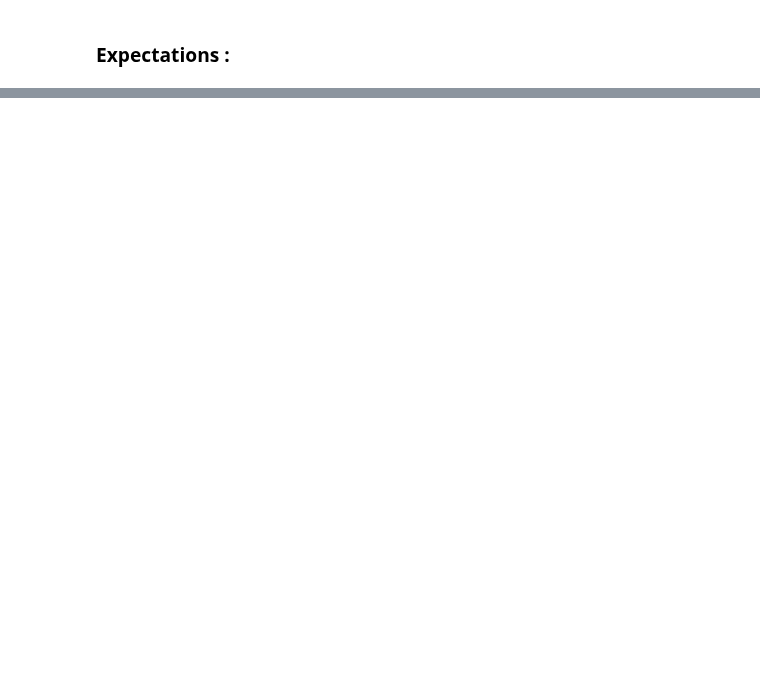
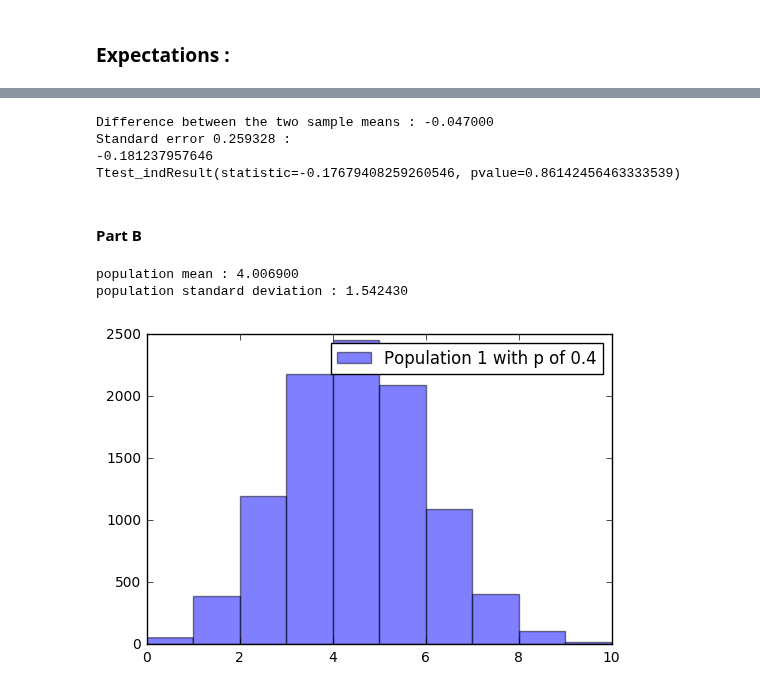
Before and after one commit to 315iah515/Thinkful-Notebooks, a Jupyter notebook: Prep/DRILL_ExploringtheCentralLimitTheorem.ipynb, the cells around one changed output, grey strips where cells are left out. Drawn from its saved outputs; the diff is of its cells as text; code cells hidden in the pictures; blank space fills up the shorter version.

```diff
--- a/Prep/DRILL_ExploringtheCentralLimitTheorem.ipynb
+++ b/Prep/DRILL_ExploringtheCentralLimitTheorem.ipynb
@@ -66,0 +106,30 @@ Binomial population value p changed from .2 to 0.3, then take new samples and co
+# %%
+diff = sample2.mean() - sample1.mean()
+print('Difference between the two sample means : %f ' % diff)
+size = np.array([len(sample1), len(sample2)])
+sd = np.array([sample1.std(), sample2.std()])
+
+se = sum(sd ** 2 / size) ** 0.5
+print('Standard error %f :' % se)
+print(diff/se)
+print(ttest_ind(sample2, sample1, equal_var=False))
+# %% [output]
+Difference between the two sample means : -0.047000
+Standard error 0.259328 :
+-0.181237957646
+Ttest_indResult(statistic=-0.17679408259260546, pvalue=0.86142456463333539)
+# %% [markdown]
+#### Part B
+# %%
+pop1 = np.random.binomial(10, 0.4, 10000)
+mean = np.mean(pop1)
+sd = np.std(pop1, ddof=1)
+print('population mean : %f' % mean)
+print('population standard deviation : %f' % sd)
+plt.hist(pop1, alpha=0.5, label='Population 1 with p of 0.4')
+plt.legend(loc='upper right')
+plt.show()
+# %% [output]
+population mean : 4.006900
+population standard deviation : 1.542430
+[figure, added]
```
Also changed, not shown: parts of 14 cells of this notebook.
